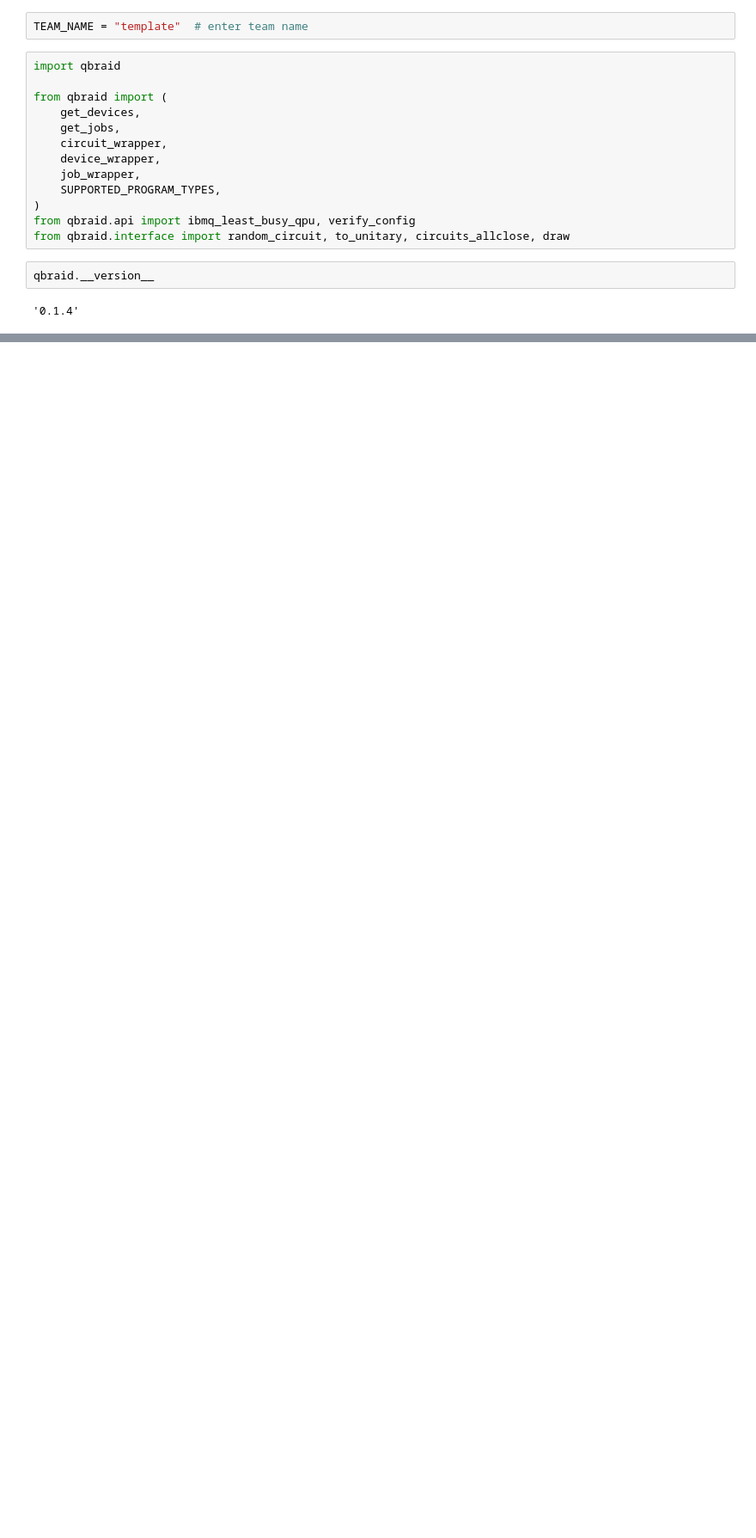
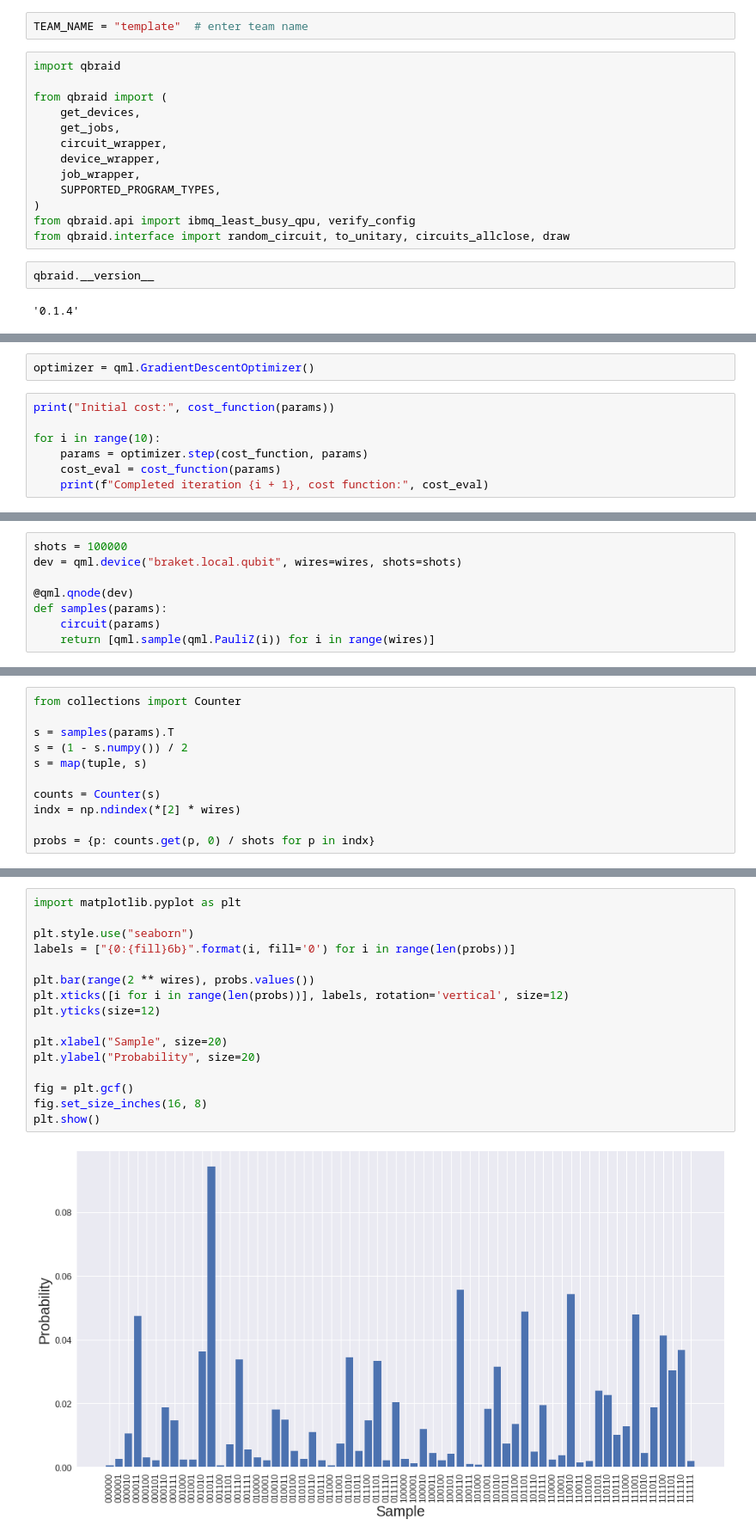
Before and after one commit to qBraid/HAQS-2022, a Jupyter notebook: qbraid-open-challenge/open_challenge.ipynb, the cells around one changed output, grey strips where cells are left out. Shown at 86% size. Cells and saved outputs as stored; diff of their text form; blank space fills up the shorter version.

```diff
--- a/qbraid-open-challenge/open_challenge.ipynb
+++ b/qbraid-open-challenge/open_challenge.ipynb
@@ -39,0 +167,9 @@ qbraid.__version__
+# %%
+optimizer = qml.GradientDescentOptimizer()
+# %%
+print("Initial cost:", cost_function(params))
+
+for i in range(10):
+    params = optimizer.step(cost_function, params)
+    cost_eval = cost_function(params)
+    print(f"Completed iteration {i + 1}, cost function:", cost_eval)
@@ -39,0 +199,8 @@ qbraid.__version__
+# %%
+shots = 100000
+dev = qml.device("braket.local.qubit", wires=wires, shots=shots)
+
+@qml.qnode(dev)
+def samples(params):
+    circuit(params)
+    return [qml.sample(qml.PauliZ(i)) for i in range(wires)]
@@ -39,0 +209,11 @@ qbraid.__version__
+# %%
+from collections import Counter
+
+s = samples(params).T
+s = (1 - s.numpy()) / 2
+s = map(tuple, s)
+
+counts = Counter(s)
+indx = np.ndindex(*[2] * wires)
+
+probs = {p: counts.get(p, 0) / shots for p in indx}
@@ -39,0 +222,18 @@ qbraid.__version__
+# %%
+import matplotlib.pyplot as plt
+
+plt.style.use("seaborn")
+labels = ["{0:{fill}6b}".format(i, fill='0') for i in range(len(probs))]
+
+plt.bar(range(2 ** wires), probs.values())
+plt.xticks([i for i in range(len(probs))], labels, rotation='vertical', size=12)
+plt.yticks(size=12)
+
+plt.xlabel("Sample", size=20)
+plt.ylabel("Probability", size=20)
+
+fig = plt.gcf()
+fig.set_size_inches(16, 8)
+plt.show()
+# %% [output]
+[figure, added]
```
Also changed, not shown: parts of 62 cells of this notebook.
